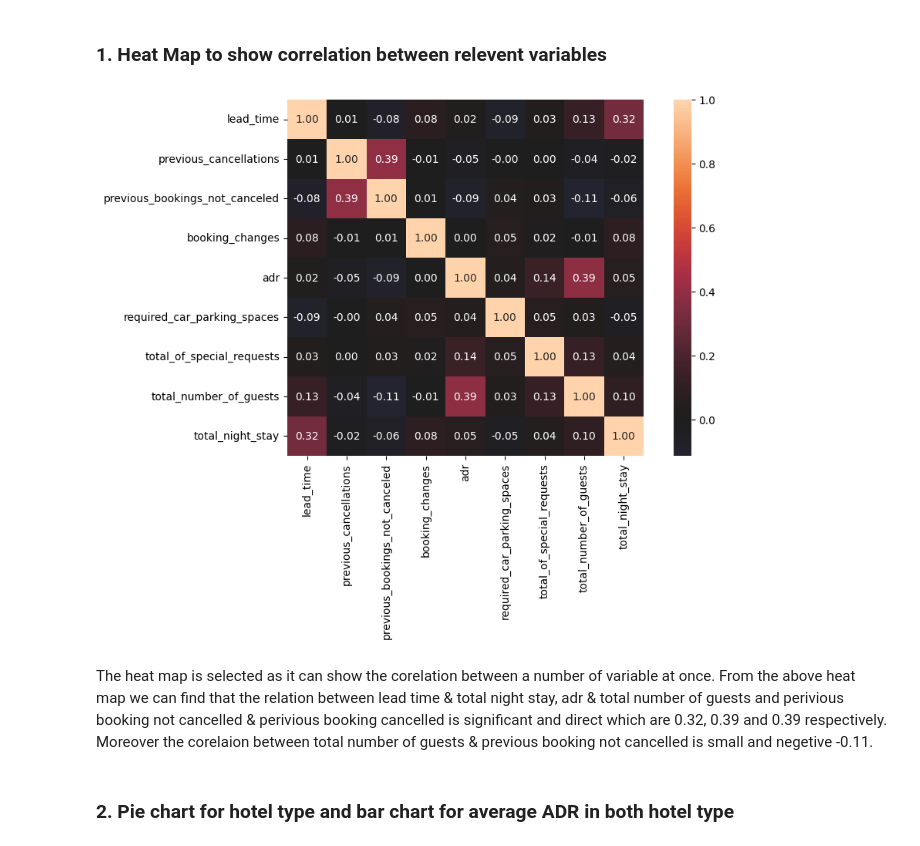
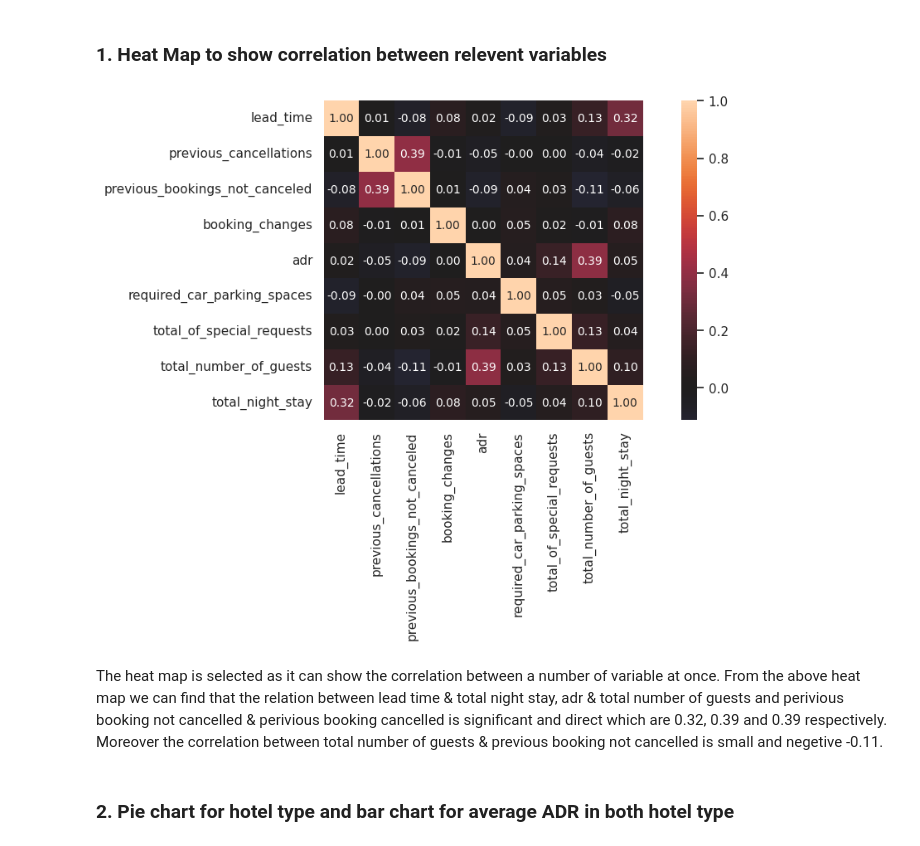
Before and after one commit to jamal-faisal/EDA_Hotel, a Jupyter notebook: EDA_Hotel_Booking.ipynb, the cells around one changed output. Cells and saved outputs as stored; diff of their text form; code cells hidden in the pictures.

```diff
--- a/EDA_Hotel_Booking.ipynb
+++ b/EDA_Hotel_Booking.ipynb
@@ -265,19 +273,19 @@ df_hotel['arrival_day'] = df_hotel['arrival_date'].dt.day_name()
 # %%
 df_heatmap = df_hotel[['lead_time', 'previous_cancellations',               # creating data frame for heat map
        'previous_bookings_not_canceled', 'booking_changes', 'adr',
        'required_car_parking_spaces', 'total_of_special_requests',
        'total_number_of_guests', 'total_night_stay']]
 
-corr = df_heatmap.corr()                                                    # Getting corelation between the numerical variables
+corr = df_heatmap.corr()                                                    # Getting correlation between the numerical variables
 
-f, ax = plt.subplots(figsize=(10, 6))                                       # Plotting heat map
+f, ax = plt.subplots(figsize=(12, 5))                                       # Plotting heat map
 sns.heatmap(corr, annot = True,fmt='.2f', annot_kws={'size': 10},  vmax=1, center = 0, square=True);
 # %% [output]
-[figure, old version]
+[figure, new version]
 # %% [markdown]
-The heat map is selected as it can show the corelation between a number of variable at once.
+The heat map is selected as it can show the correlation between a number of variable at once.
 From the above heat map we can find that the relation between lead time & total night stay, adr & total number of guests and perivious booking not cancelled & perivious booking cancelled is significant and direct which are 0.32, 0.39 and 0.39 respectively.
-Moreover the corelaion between total number of guests & previous booking not cancelled is small and negetive -0.11.
+Moreover the correlation between total number of guests & previous booking not cancelled is small and negetive -0.11.
 # %% [markdown]
 ### **2. Pie chart for hotel type and bar chart for average ADR in both hotel type**
 # %%
```
Also changed, not shown: parts of 25 cells of this notebook.
